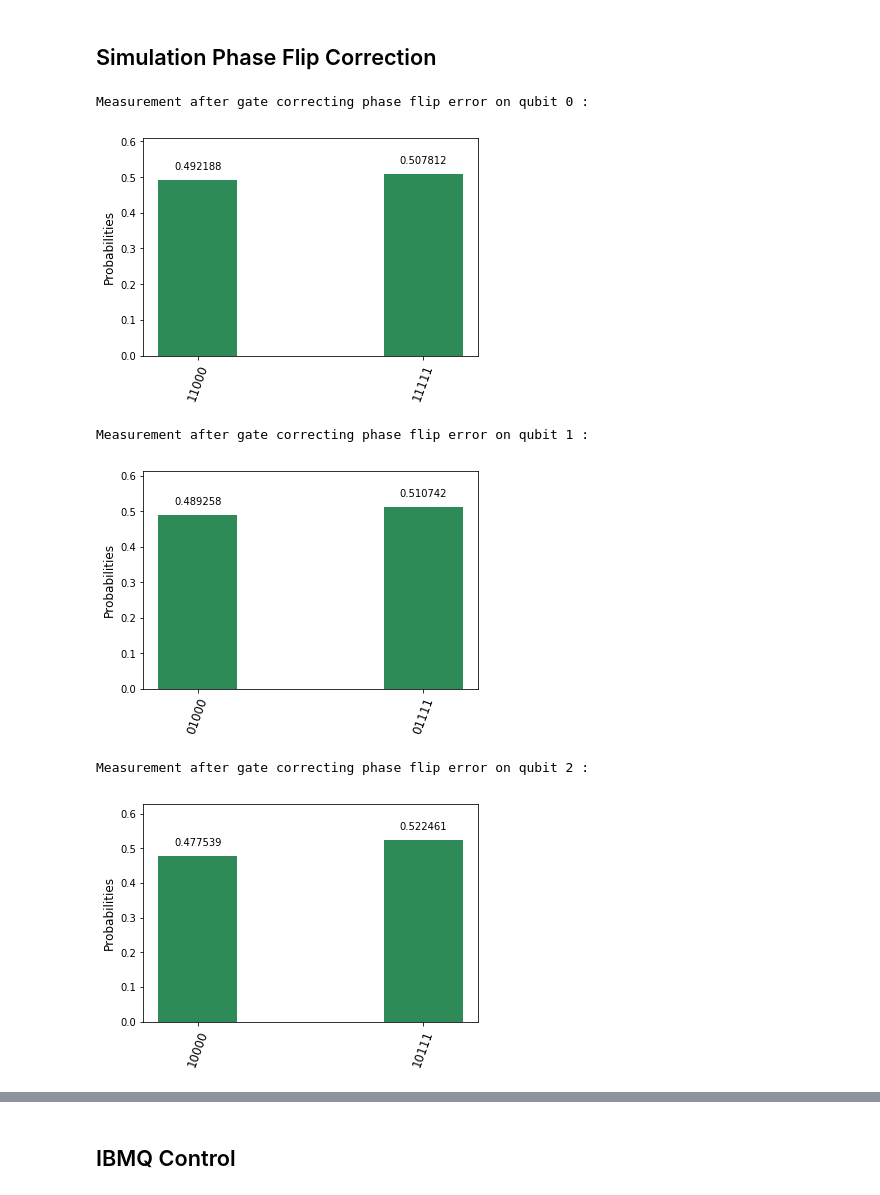
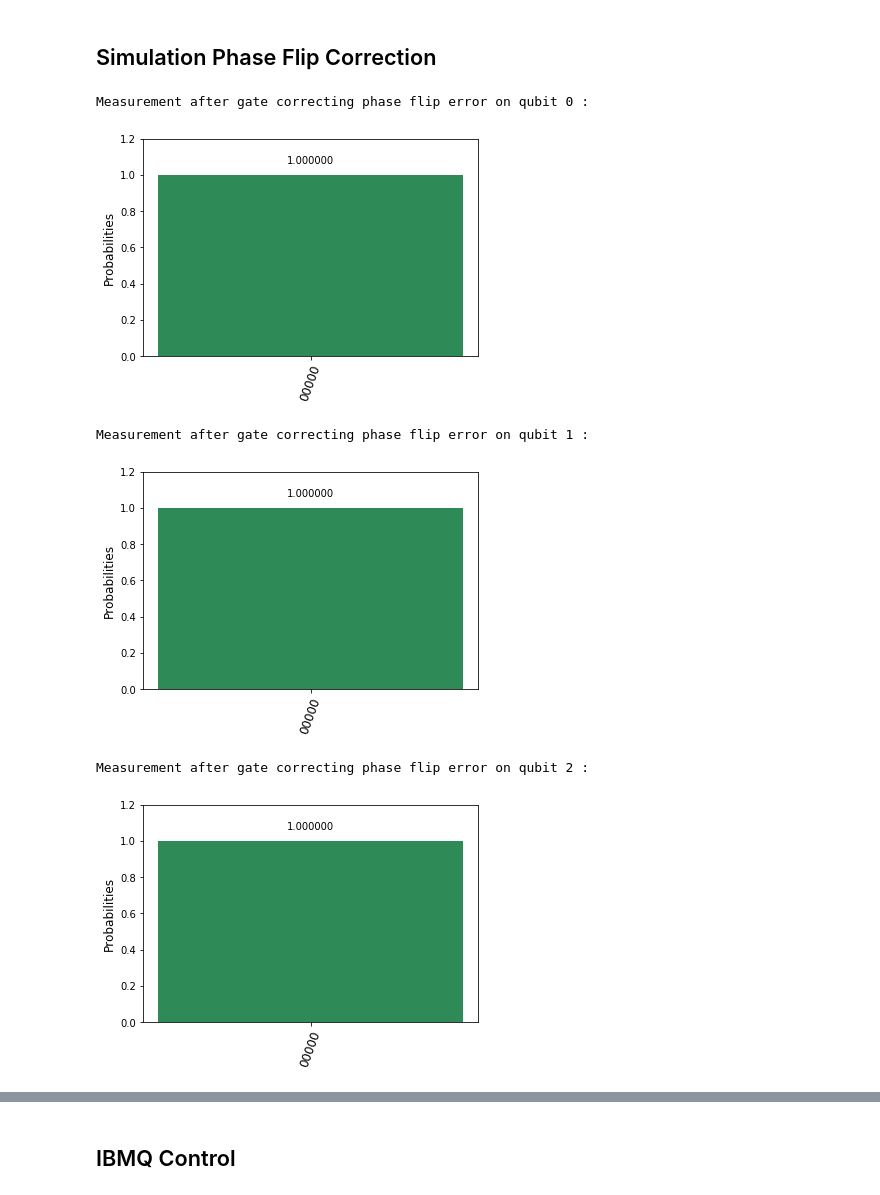
Before and after one commit to philippemnoel/QuantumErrorCorrectionProject, a Jupyter notebook: three_qubits_QEC_code.ipynb, the cells around one changed output, grey strips where cells are left out. Cells and saved outputs as stored; diff of their text form; code cells hidden in the pictures.

Commit message:
Fixed phase flip correction

```diff
--- a/three_qubits_QEC_code.ipynb
+++ b/three_qubits_QEC_code.ipynb
@@ -80,7 +80,7 @@ for val in [0, 1, 2]:
     # ADD GATES
     # Encode state
     sim_err_bit3.cx(q[0], q[1])
-    sim_err_bit3.cx(q[0], q[2])
+    sim_err_bit3.cx(q[1], q[2])
     # Introduce bit flip error
     sim_err_bit3.x(q[val])
     # Error detection
@@ -127,7 +127,7 @@ for val in [0, 1, 2]:
     # ADD GATES
     # Encode state
     sim_cor_bit3.cx(q[0], q[1])
-    sim_cor_bit3.cx(q[0], q[2])
+    sim_cor_bit3.cx(q[1], q[2])
     # Introduce bit flip error
     sim_cor_bit3.x(q[val])
     # Error detection
@@ -185,17 +185,11 @@ for val in [0, 1, 2]:
     sim_err_phase3.h(q[0])
     # Encode state
     sim_err_phase3.cx(q[0], q[1])
-    sim_err_phase3.cx(q[0], q[2])
-    # Hadamard basis
-    sim_err_phase3.h(q[0])
-    sim_err_phase3.h(q[1])
-    sim_err_phase3.h(q[2])
+    sim_err_phase3.cx(q[1], q[2])
+
     # Introduce phase flip error
-    sim_err_phase3.z(q[val])
-    # Hadamard basis
-    sim_err_phase3.h(q[0])
-    sim_err_phase3.h(q[1])
-    sim_err_phase3.h(q[2])
+    sim_err_phase3.x(q[val]) # X-flip in H basis is Z-flip in binary basis
+
     # Error detection
     sim_err_phase3.cx(q[0], q[3])
     sim_err_phase3.cx(q[1], q[3])
@@ -236,58 +230,55 @@ for val in [0, 1, 2]:
 
     # SimCorrectPhase3 circuit
     sim_cor_phase3 = qp2cp.create_circuit("SimCorrectPhase3", [q], [c])
 
     # ADD GATES
-    # Hadamard basis
-    sim_cor_phase3.h(q[0])
+
     # Encode state
     sim_cor_phase3.cx(q[0], q[1])
-    sim_cor_phase3.cx(q[0], q[2])
-    # Hadamard basis
+    sim_cor_phase3.cx(q[1], q[2])
+
+    # Introduce phase flip error
+    sim_cor_phase3.z(q[val]) # X in H basis is Z in binary basis
+
+    # Error detection
+    sim_cor_phase3.cz(q[0], q[3])
+    sim_cor_phase3.cz(q[1], q[3])
+    sim_cor_phase3.cz(q[0], q[4])
+    sim_cor_phase3.cz(q[2], q[4])
+
+    # Error correction
+    sim_cor_phase3.h(q[0])
+    sim_cor_phase3.ccx(q[3], q[4], q[0])
     sim_cor_phase3.h(q[0])
     sim_cor_phase3.h(q[1])
-    sim_cor_phase3.h(q[2])
-    # Introduce phase flip error
-    sim_cor_phase3.z(q[val])
-    # Hadamard basis
-    sim_cor_phase3.h(q[0])
+    sim_cor_phase3.ccx(q[3], q[4], q[1])
     sim_cor_phase3.h(q[1])
     sim_cor_phase3.h(q[2])
-    # Error detection
-    sim_cor_phase3.cx(q[0], q[3])
-    sim_cor_phase3.cx(q[1], q[3])
-    sim_cor_phase3.cx(q[0], q[4])
-    sim_cor_phase3.cx(q[2], q[4])
-    # Error correction
-    sim_cor_phase3.ccx(q[3], q[4], q[0])
-    sim_cor_phase3.ccx(q[3], q[4], q[1])
     sim_cor_phase3.ccx(q[3], q[4], q[2])
-    sim_cor_phase3.cx(q[3], q[1])
-    sim_cor_phase3.cx(q[4], q[2])
-    sim_cor_phase3.z(q[0])
-    sim_cor_phase3.z(q[1])
-    sim_cor_phase3.z(q[2])
+    sim_cor_phase3.h(q[2])
+    sim_cor_phase3.cz(q[3], q[1])
+    sim_cor_phase3.cz(q[4], q[2])
 
     # Add measurement operation
     sim_cor_phase3.measure(q[0], c[0])
     sim_cor_phase3.measure(q[1], c[1])
     sim_cor_phase3.measure(q[2], c[2])
     sim_cor_phase3.measure(q[3], c[3])
     sim_cor_phase3.measure(q[4], c[4])
 
     # Execute circuit
     results = qp2cp.execute("SimCorrectPhase3")
 
     # Plot measurement results
     print("Measurement after gate correcting phase flip error on qubit", val, ":")
     plot_histogram(results.get_counts("SimCorrectPhase3"))
 # %% [output]
 Measurement after gate correcting phase flip error on qubit 0 :
-[figure, old version]
+[figure, new version]
 Measurement after gate correcting phase flip error on qubit 1 :
-[figure, old version]
+[figure, new version]
 Measurement after gate correcting phase flip error on qubit 2 :
-[figure, old version]
+[figure, new version]
 # %%
 # initialize API to run on IBMQ
 qp1.set_api(Qconfig.APItoken, Qconfig.config["url"])
```
Also changed, not shown: parts of 2 cells of this notebook.
